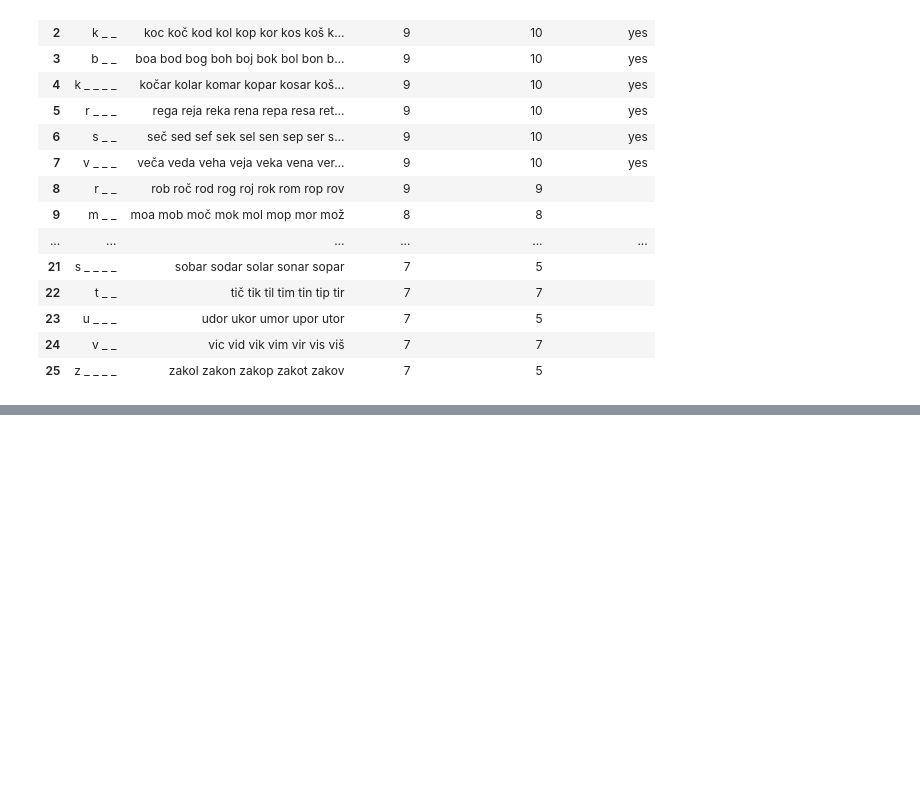
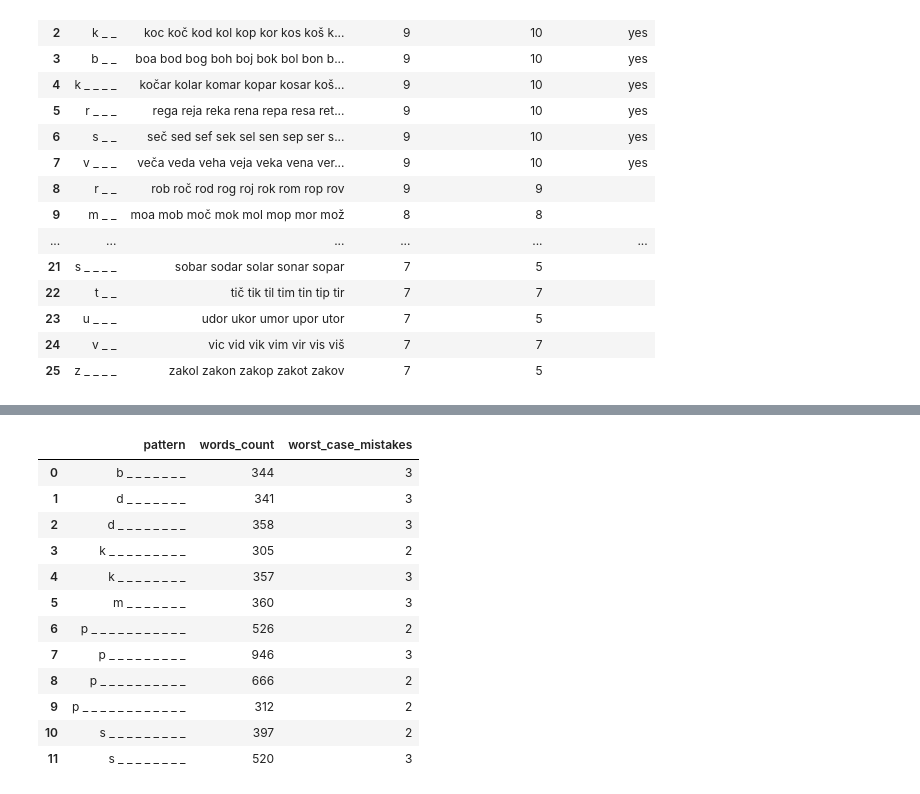
Before and after one commit to Smrt666/Vislice, a Jupyter notebook: vislice.ipynb, the cells around one changed output, grey strips where cells are left out. Cells and saved outputs as stored; diff of their text form; code cells hidden in the pictures; blank space fills up the shorter version.

```diff
--- a/vislice.ipynb
+++ b/vislice.ipynb
@@ -312,0 +338,16 @@ v kateri se besede razlikujejo le v eni črki na enem mestu. Prav tako se te čr
+# %%
+strategies_info[(strategies_info["worst_case_mistakes"] <= 3) & (strategies_info["words_count"] > 300)].reset_index(drop=True)
+# %% [output]
+|  | pattern | words_count | worst_case_mistakes |
+| 0 | b _ _ _ _ _ _ _ | 344 | 3 |
+| 1 | d _ _ _ _ _ _ _ | 341 | 3 |
+| 2 | d _ _ _ _ _ _ _ _ | 358 | 3 |
+| 3 | k _ _ _ _ _ _ _ _ _ | 305 | 2 |
+| 4 | k _ _ _ _ _ _ _ _ | 357 | 3 |
+| 5 | m _ _ _ _ _ _ _ | 360 | 3 |
+| 6 | p _ _ _ _ _ _ _ _ _ _ _ | 526 | 2 |
+| 7 | p _ _ _ _ _ _ _ _ _ | 946 | 3 |
+| 8 | p _ _ _ _ _ _ _ _ _ _ | 666 | 2 |
+| 9 | p _ _ _ _ _ _ _ _ _ _ _ _ | 312 | 2 |
+| 10 | s _ _ _ _ _ _ _ _ _ | 397 | 2 |
+| 11 | s _ _ _ _ _ _ _ _ | 520 | 3 |
```
Also changed, not shown: parts of 10 cells of this notebook, 1 other file.
